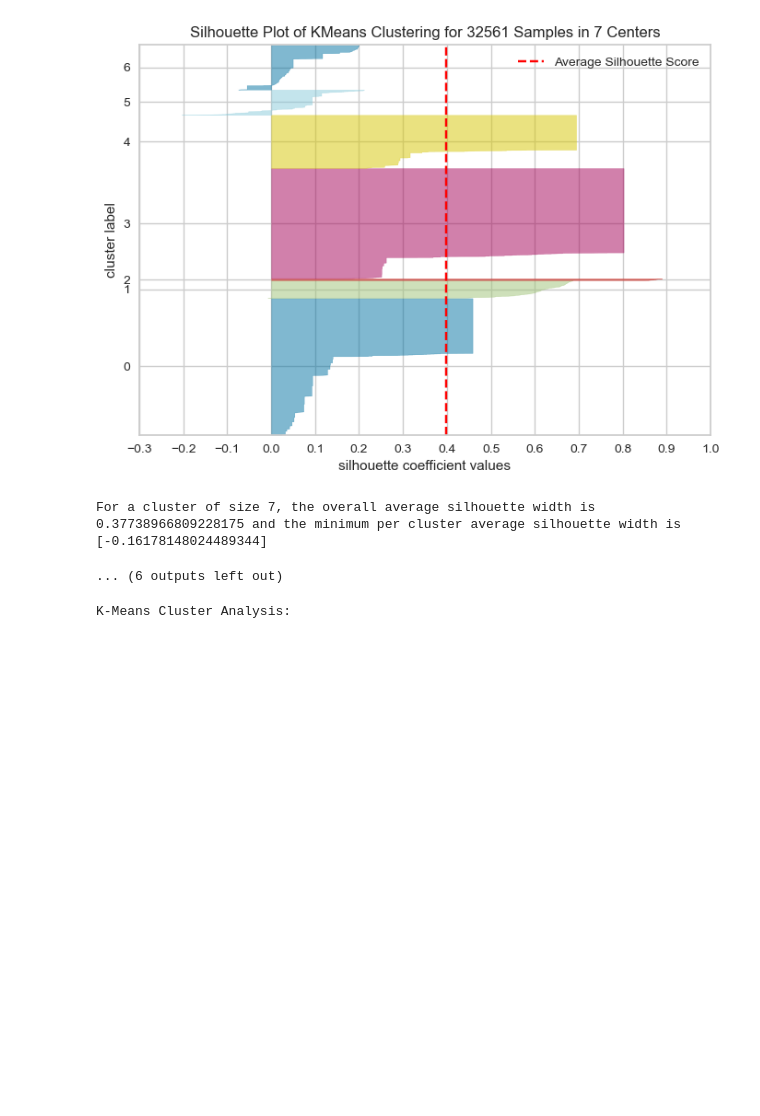
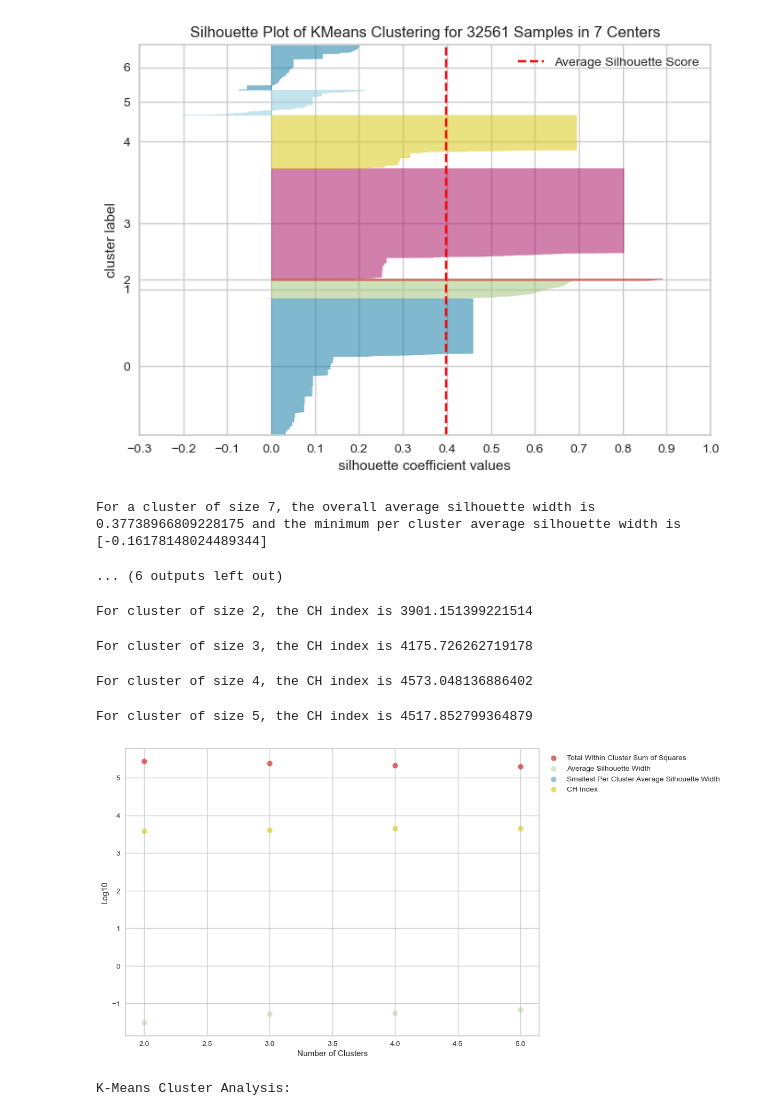
Before and after one commit to trymkyvaag/DS5230_Lee_Kyvaag_FinalProject, a Jupyter notebook: notebooks/kellys_notebook.ipynb, the cells around one changed output. Saved outputs shown, nothing was run; the diff lists cells and outputs as text; code cells hidden in the pictures; blank space fills up the shorter version.

```diff
--- a/notebooks/kellys_notebook.ipynb
+++ b/notebooks/kellys_notebook.ipynb
@@ -148,6 +148,61 @@ For a cluster of size 6, the overall average silhouette width is 0.3627660813652
 [figure]
 For a cluster of size 7, the overall average silhouette width is 0.37738966809228175 and the minimum per cluster average silhouette width is [-0.16178148024489344]
 ... (6 outputs left out)
+# %%
+from sklearn.metrics import calinski_harabasz_score
+
+ch_values = []
+wcss_log = []
+overall_avg_log = []
+smallest_avg_log = []
+ch_log = []
+
+for i in range(2, 6):
+    kmeans = KMeans(n_clusters=i, random_state=100)
+    labels = kmeans.fit_predict(df_new)
+
+    ch_index = calinski_harabasz_score(df_new, labels) # CH index
+    print(f"For cluster of size {i}, the CH index is {ch_index}")
+    ch_values.append(ch_index)
+    ch_log.append(np.log10(ch_index))
+
+    silhouette_avg = silhouette_score(d_matrix, labels)
+    samples = silhouette_samples(d_matrix, labels)
+
+    wcss_log.append(np.log10(kmeans.inertia_)) # convert to log
+    overall_avg_log.append(np.log10(silhouette_avg)) # convert to log
+
+    min_avg = []
+    for j in range(i):
+
+        cluster_silhouette = samples[labels == j]
+
+        min_avg.append(np.mean(cluster_silhouette))
+
+    min_avg_all = []
+    min_avg_all.append(min(min_avg))
+
+    smallest_avg_log.append(np.log10(min_avg_all))
+
+
+
+plt.figure(figsize=(10, 7))
+plt.scatter(range(2, 6), wcss_log, label='Total Within Cluster Sum of Squares', color='r', alpha=0.6)
+plt.scatter(range(2, 6), overall_avg_log, label='Average Silhouette Width', color='g', alpha=0.4)
+plt.scatter(range(2, 6), smallest_avg_log, label='Smallest Per Cluster Average Silhouette Width', color='b', alpha=0.4)
+plt.scatter(range(2, 6), ch_log, label='CH Index', color='y', alpha=0.6)
+
+plt.xlabel('Number of Clusters')
+plt.ylabel('Log10')
+plt.legend(bbox_to_anchor=(1, 1))
+
+plt.show()
+# %% [output]
+For cluster of size 2, the CH index is 3901.151399221514
+For cluster of size 3, the CH index is 4175.726262719178
+For cluster of size 4, the CH index is 4573.048136886402
+For cluster of size 5, the CH index is 4517.852799364879
+[figure, added]
 # %%
 df_cleaned = df.dropna(how="any")
 
```
Also changed, not shown: parts of 3 cells of this notebook.
